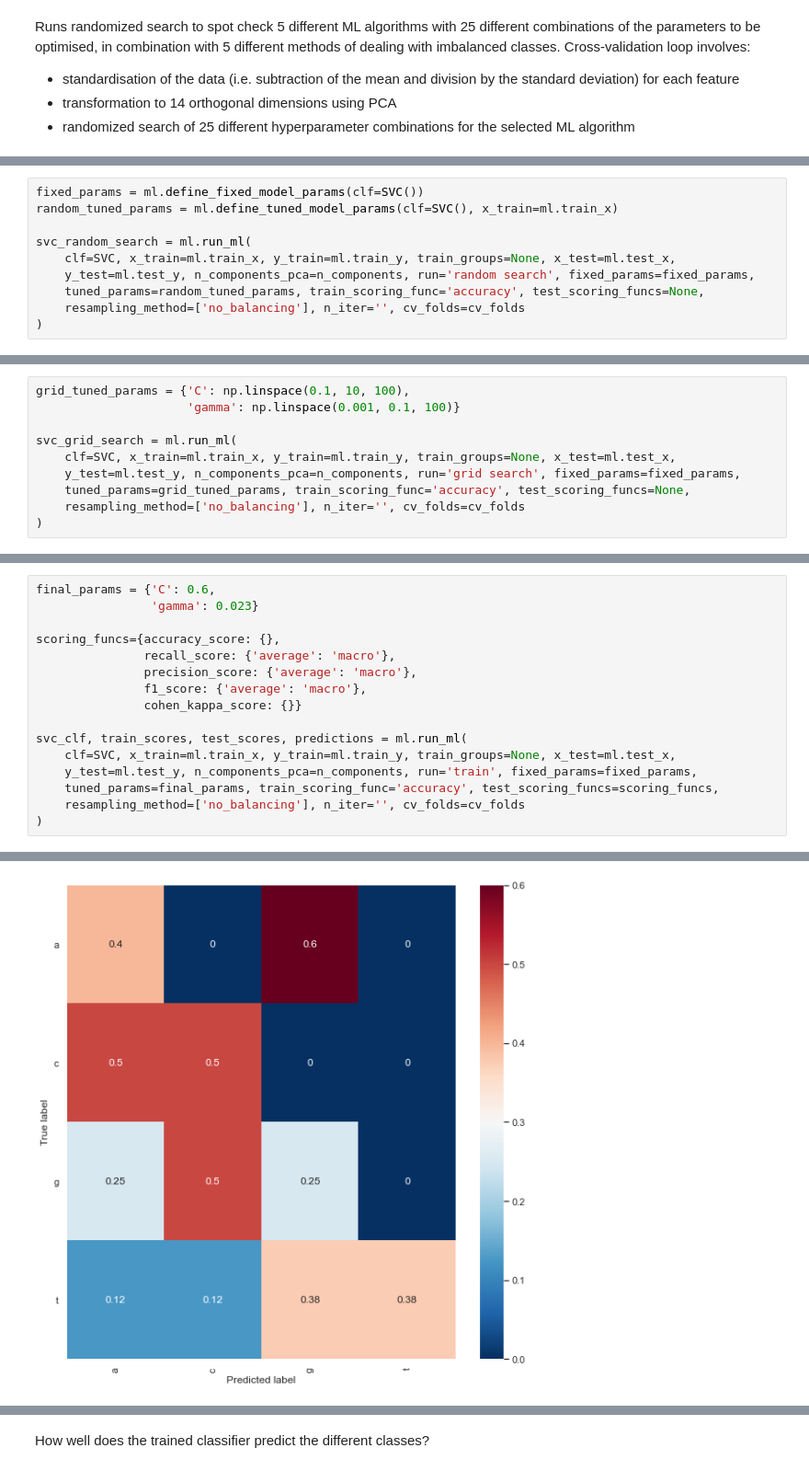
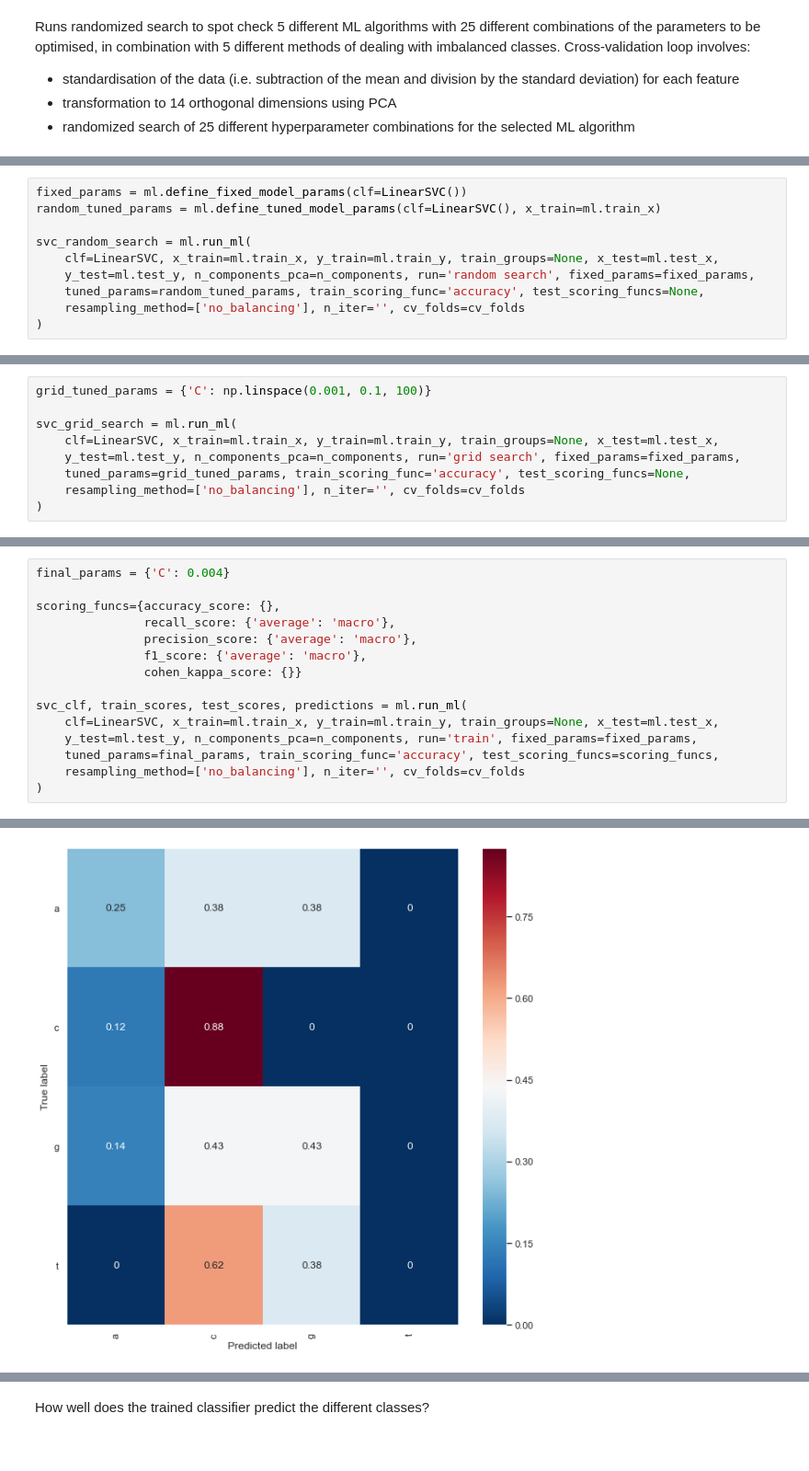
Before and after one commit to woolfson-group/array_sensing, a Jupyter notebook: NNs_analysis.ipynb, the cells around one changed output, grey strips where cells are left out. Shown at 92% size. Saved outputs shown, nothing was run; the diff lists cells and outputs as text.

```diff
--- a/NNs_analysis.ipynb
+++ b/NNs_analysis.ipynb
@@ -1172,9 +1176,9 @@ So, run hyperparameter optimisation for this model.
 # %%
-fixed_params = ml.define_fixed_model_params(clf=SVC())
-random_tuned_params = ml.define_tuned_model_params(clf=SVC(), x_train=ml.train_x)
+fixed_params = ml.define_fixed_model_params(clf=LinearSVC())
+random_tuned_params = ml.define_tuned_model_params(clf=LinearSVC(), x_train=ml.train_x)
 
 svc_random_search = ml.run_ml(
-    clf=SVC, x_train=ml.train_x, y_train=ml.train_y, train_groups=None, x_test=ml.test_x,
+    clf=LinearSVC, x_train=ml.train_x, y_train=ml.train_y, train_groups=None, x_test=ml.test_x,
     y_test=ml.test_y, n_components_pca=n_components, run='random search', fixed_params=fixed_params,
     tuned_params=random_tuned_params, train_scoring_func='accuracy', test_scoring_funcs=None,
     resampling_method=['no_balancing'], n_iter='', cv_folds=cv_folds
@@ -1186,9 +1190,8 @@ Best score: 0.4846666666666667
 # %%
-grid_tuned_params = {'C': np.linspace(0.1, 10, 100),
-                     'gamma': np.linspace(0.001, 0.1, 100)}
+grid_tuned_params = {'C': np.linspace(0.001, 0.1, 100)}
 
 svc_grid_search = ml.run_ml(
-    clf=SVC, x_train=ml.train_x, y_train=ml.train_y, train_groups=None, x_test=ml.test_x,
+    clf=LinearSVC, x_train=ml.train_x, y_train=ml.train_y, train_groups=None, x_test=ml.test_x,
     y_test=ml.test_y, n_components_pca=n_components, run='grid search', fixed_params=fixed_params,
     tuned_params=grid_tuned_params, train_scoring_func='accuracy', test_scoring_funcs=None,
     resampling_method=['no_balancing'], n_iter='', cv_folds=cv_folds
@@ -1204,6 +1206,5 @@ Best score: 0.5
 # %%
-final_params = {'C': 0.6,
-                'gamma': 0.023}
+final_params = {'C': 0.004}
 
 scoring_funcs={accuracy_score: {},
                recall_score: {'average': 'macro'},
@@ -1212,7 +1213,7 @@ scoring_funcs={accuracy_score: {},
                cohen_kappa_score: {}}
 
 svc_clf, train_scores, test_scores, predictions = ml.run_ml(
-    clf=SVC, x_train=ml.train_x, y_train=ml.train_y, train_groups=None, x_test=ml.test_x,
+    clf=LinearSVC, x_train=ml.train_x, y_train=ml.train_y, train_groups=None, x_test=ml.test_x,
     y_test=ml.test_y, n_components_pca=n_components, run='train', fixed_params=fixed_params,
     tuned_params=final_params, train_scoring_func='accuracy', test_scoring_funcs=scoring_funcs,
     resampling_method=['no_balancing'], n_iter='', cv_folds=cv_folds
@@ -1229,3 +1230,3 @@ None
 true
-[figure, old version]
+[figure, new version]
 pred
```
Also changed, not shown: parts of 41 cells of this notebook, 27 other files.
